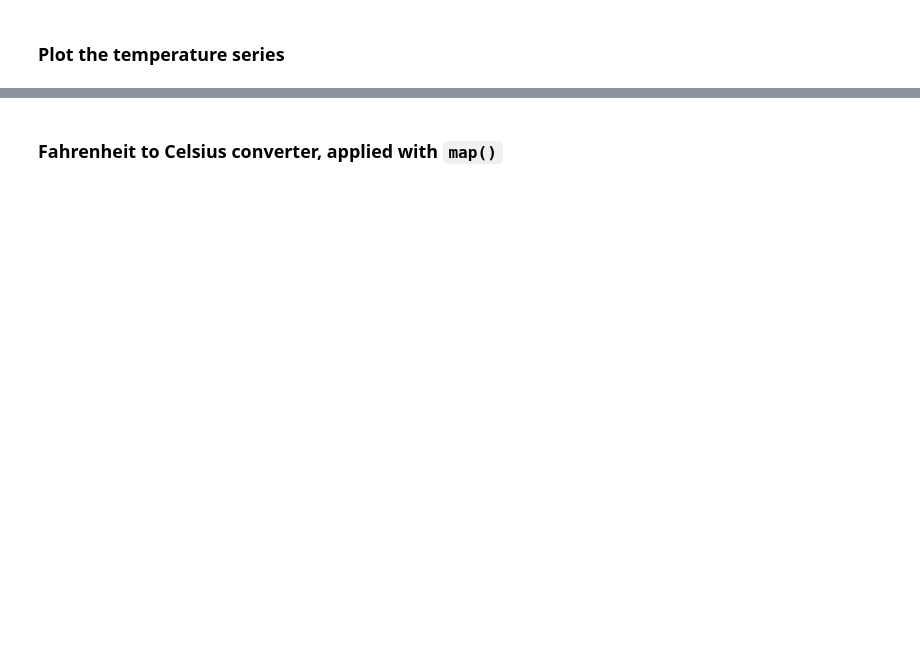
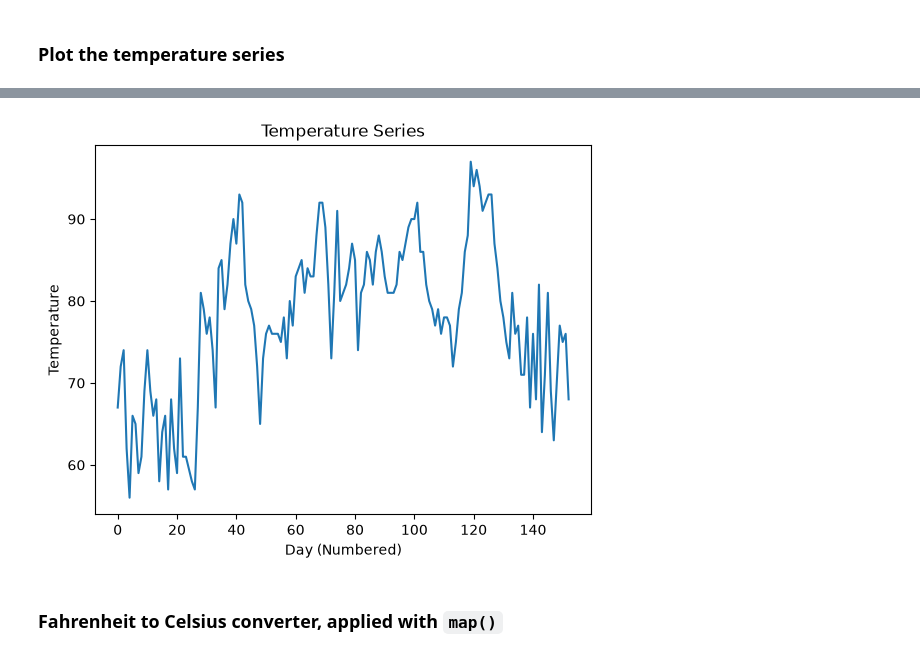
Before and after one commit to NevinJulian/HSLU.MSCDAI_PDS01, a Jupyter notebook: sw09/exercise/sw09_exercises.ipynb, the cells around one changed output, grey strips where cells are left out. Saved outputs shown, nothing was run; the diff lists cells and outputs as text; code cells hidden in the pictures; blank space fills up the shorter version.

```diff
--- a/sw09/exercise/sw09_exercises.ipynb
+++ b/sw09/exercise/sw09_exercises.ipynb
@@ -37,0 +125,3 @@ Follow the instructions and explore jupyter / marimo notebook functionalities:
+# %%
+i = df["Temp"].idxmin()
+print(df.loc[i])
@@ -40,2 +152,13 @@ Follow the instructions and explore jupyter / marimo notebook functionalities:
+# %%
+before, after = df.loc[i - 1, "Temp"], df.loc[i + 1, "Temp"]
+df.loc[i, "Temp"] = (before + after) / 2
+# %%
+plt.plot(df["Temp"])
+plt.title("Temperature Series")
+plt.xlabel("Day (Numbered)")
+plt.ylabel("Temperature")
+plt.show()
+# %% [output]
+[figure, added]
 # %% [markdown]
 ### Fahrenheit to Celsius converter, applied with `map()`
```
Also changed, not shown: parts of 17 cells of this notebook, 2 other files.
